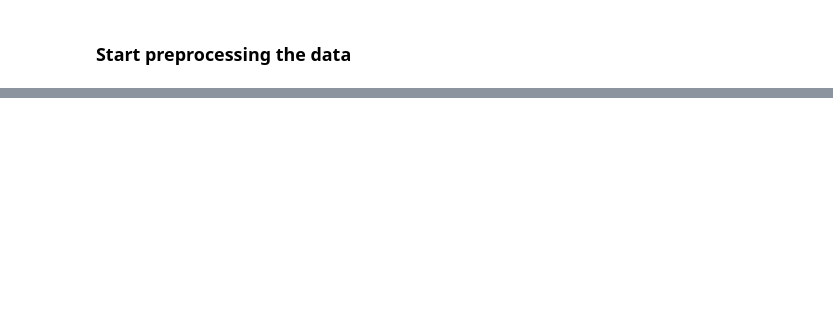
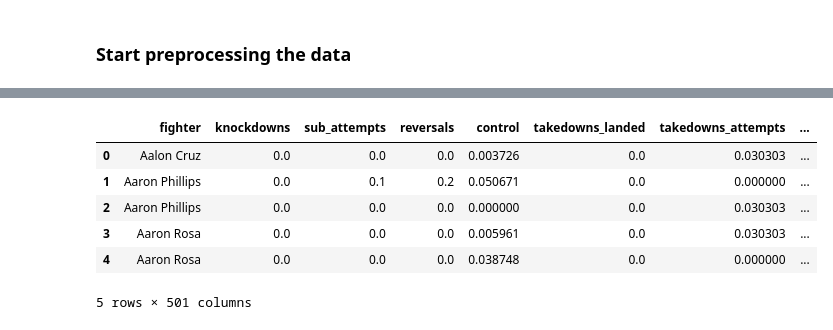
Before and after one commit to DManiscalco/MMA-Matchups, a Jupyter notebook: MMA_Matchups.ipynb, the cells around one changed output, grey strips where cells are left out. Drawn from its saved outputs; the diff is of its cells as text; code cells hidden in the pictures; blank space fills up the shorter version.

```diff
--- a/MMA_Matchups.ipynb
+++ b/MMA_Matchups.ipynb
@@ -109,0 +103,19 @@ Column: precomp_recent_avg_ground_strikes_attempts_per_min, Predicted class: 1
+# %%
+# Dictionary that contains column names and grappler/striker category
+fight_type_dict = {}
+
+# 0 for striking, 1 for grappling, 2 for neither
+for column, pred_class in zip(train_df.columns, predicted_classes):
+  fight_type_dict[column] = pred_class
+
+# Make list of striking and grappling column names
+striking_names = []
+grappling_names = []
+
+for col_name in fight_type_dict:
+  if fight_type_dict[col_name] == 0:
+    striking_names.append(col_name)
+  elif fight_type_dict[col_name] == 1:
+    grappling_names.append(col_name)
+  else:
+    pass
@@ -109,0 +153,30 @@ Column: precomp_recent_avg_ground_strikes_attempts_per_min, Predicted class: 1
+# %%
+train_df_pd.head(10)
+
+# Make a copy that we can do calculations on for convenience
+train_df_pd_copy = train_df_pd.copy()
+
+# Normalize each column if it is labeled 0 or 1; skip if 2
+for col in train_df_pd_copy.columns:
+
+  if fight_type_dict[col] != 2:
+    col_max = train_df_pd_copy[col].max()
+    col_min = train_df_pd_copy[col].min()
+    train_df_pd_copy[col] = (train_df_pd_copy[col] - col_min) / (col_max - col_min)
+
+  # Keep fighter name column but drop anything else that isn't relevant
+  else:
+    if col == 'fighter':
+      pass
+    else:
+      train_df_pd_copy = train_df_pd_copy.drop(col, axis=1)
+
+train_df_pd_copy.head(5)
+# %% [output]
+|  | fighter | knockdowns | sub_attempts | reversals | control | takedowns_landed | takedowns_attempts | ... |
+| 0 | Aalon Cruz | 0.0 | 0.0 | 0.0 | 0.003726 | 0.0 | 0.030303 | ... |
+| 1 | Aaron Phillips | 0.0 | 0.1 | 0.2 | 0.050671 | 0.0 | 0.000000 | ... |
+| 2 | Aaron Phillips | 0.0 | 0.0 | 0.0 | 0.000000 | 0.0 | 0.030303 | ... |
+| 3 | Aaron Rosa | 0.0 | 0.0 | 0.0 | 0.005961 | 0.0 | 0.030303 | ... |
+| 4 | Aaron Rosa | 0.0 | 0.0 | 0.0 | 0.038748 | 0.0 | 0.000000 | ... |
+5 rows × 501 columns
```
Also changed, not shown: parts of 11 cells of this notebook.
